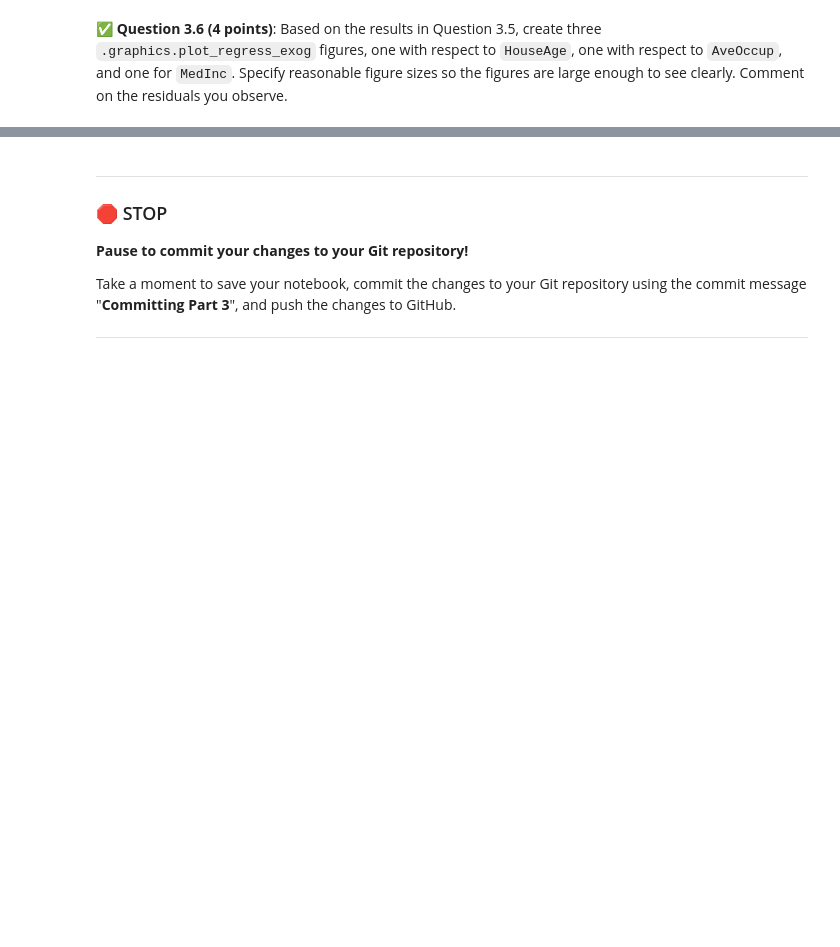
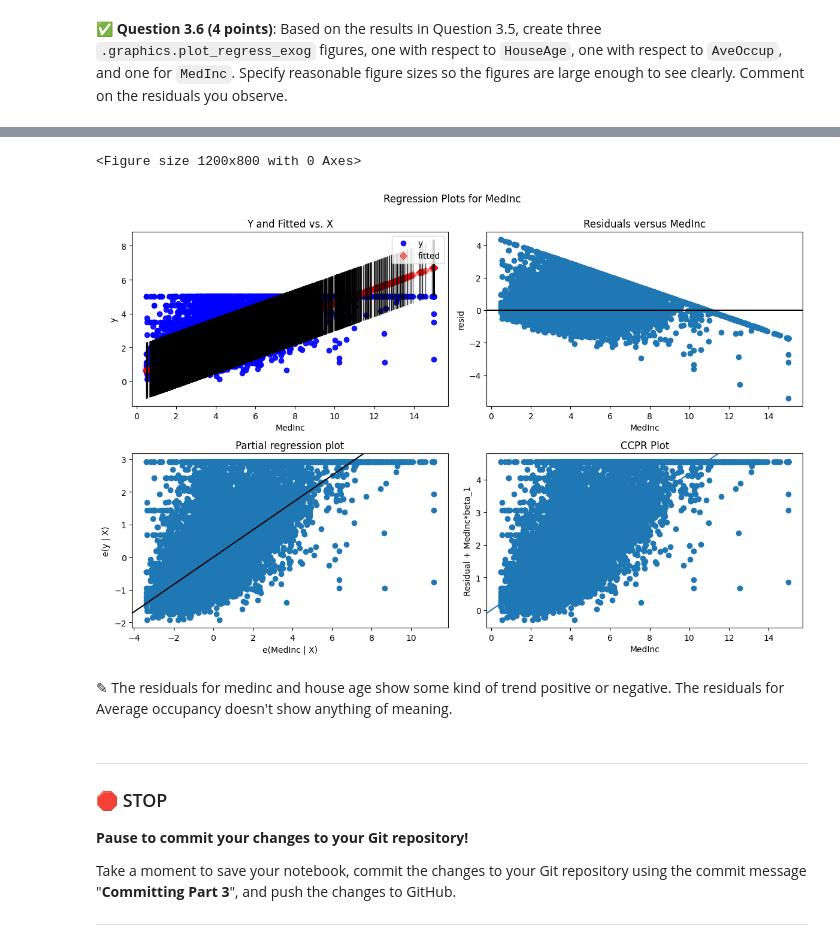
Before and after one commit to brytran/CMSE202-f23-turnin, a Jupyter notebook: final/CMSE202-Final-Section3-STUDENT.ipynb, the cells around one changed output, grey strips where cells are left out. Saved outputs shown, nothing was run; the diff lists cells and outputs as text; code cells hidden in the pictures; blank space fills up the shorter version.

```diff
--- a/final/CMSE202-Final-Section3-STUDENT.ipynb
+++ b/final/CMSE202-Final-Section3-STUDENT.ipynb
@@ -388,3 +379,21 @@ ValueError: Boolean array expected for the condition, not float64
+# %%
+housing_data = pd.DataFrame(data, columns = data_column_names)
+
+temp = housing_data
+
+temp.drop(["AveRooms", "AveBedrms","Population","Latitude","Longitude","HouseAge","AveOccup"],axis=1, inplace=True)
+x = sm.add_constant(temp)
+
+y = prediction_target
+model = sm.OLS(y, x).fit()
+### Put your code for Question 3.6 here
+plt.figure(figsize=(12, 8))
+fig_2022 = sm.graphics.plot_regress_exog(model, "MedInc", fig=plt.figure(figsize=(12,8)))
+# %% [output]
+<Figure size 1200x800 with 0 Axes>
+[figure, added]
+# %% [markdown]
+<font size=+3>&#9998;</font> The residuals for medinc and house age show some kind of trend positive or negative. The residuals for Average occupancy doesn't show anything of meaning.
 # %% [markdown]
 ---
 ### &#128721; STOP
```
Also changed, not shown: parts of 4 cells of this notebook.
